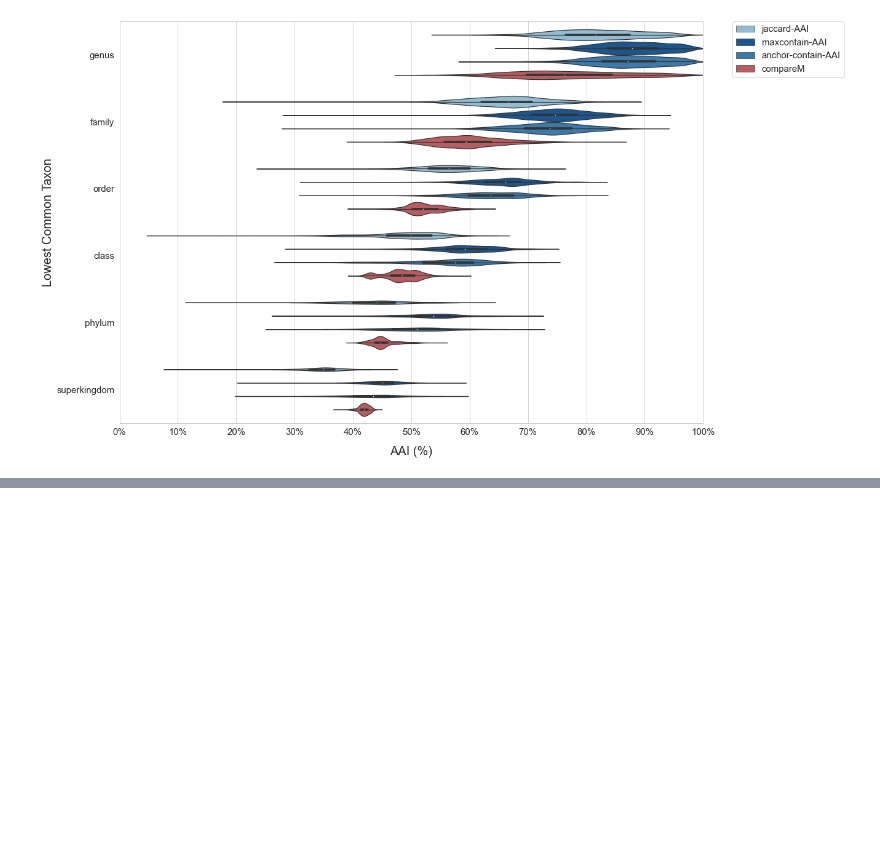
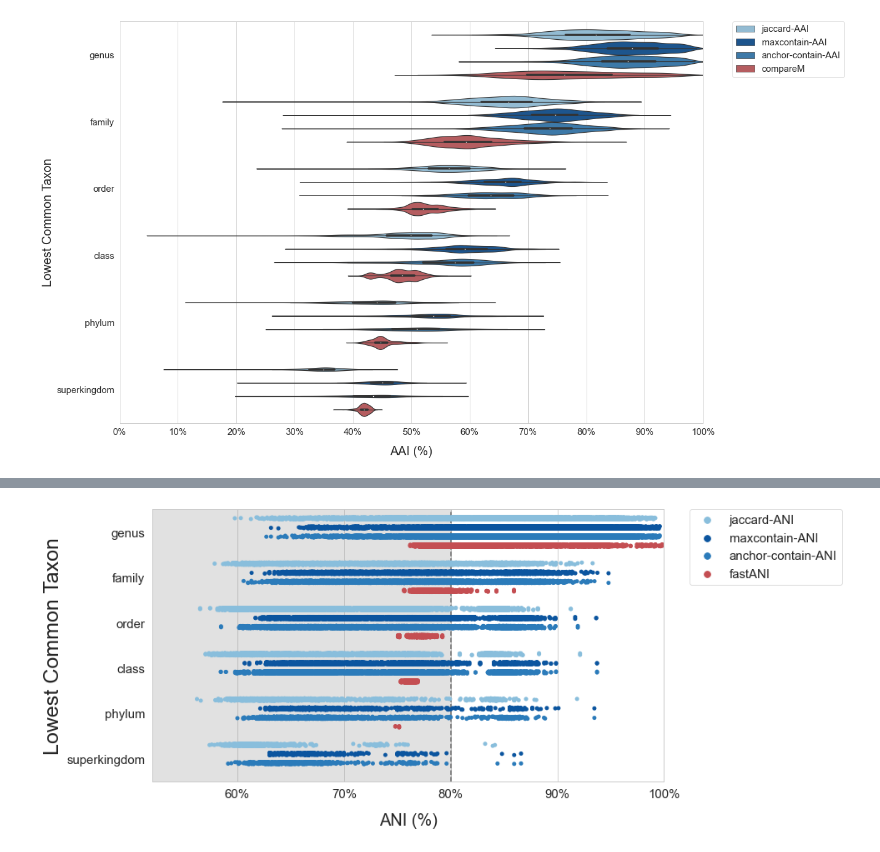
Before and after one commit to bluegenes/2020-dist-compare, a Jupyter notebook: notebooks/compare-ANI-AAI-estimation-to-current-tools.ipynb, the cells around one changed output, grey strips where cells are left out. Cells and saved outputs as stored; diff of their text form; code cells hidden in the pictures; blank space fills up the shorter version.

```diff
--- a/notebooks/compare-ANI-AAI-estimation-to-current-tools.ipynb
+++ b/notebooks/compare-ANI-AAI-estimation-to-current-tools.ipynb
@@ -452,0 +537,4 @@ with sns.plotting_context("paper", font_scale=1.7,rc={"font.size":15,"axes.title
+# %%
+# merge dna, fastani
+alldna = pd.merge(dna_only, faDF, on = ["comparison_name", "path", "lowest_common_rank"])#, "anchor_name", "ref_name"])
+alldna
@@ -452,0 +555,7 @@ with sns.plotting_context("paper", font_scale=1.7,rc={"font.size":15,"axes.title
+# %%
+#rename cols as needed
+rename_vals = {"jaccard_ANI-AAI":"jaccard-ANI", "mc_ANI-AAI":"maxcontain-ANI", "ac_ANI-AAI":"anchor-contain-ANI"}#, "fastani_ident": "fastANI"}
+alldna.rename(columns=rename_vals, inplace=True)
+alldna["fastANI"] = alldna["fastani_ident"]/100
+
+alldna
@@ -452,0 +576,5 @@ with sns.plotting_context("paper", font_scale=1.7,rc={"font.size":15,"axes.title
+# %%
+alldna_melt=pd.melt(alldna,id_vars=["comparison_name", "path", "lowest_common_rank"],
+                     value_vars=["jaccard-ANI", "maxcontain-ANI", "anchor-contain-ANI", "fastANI"],
+                     var_name='estimator', value_name='ANI')
+alldna_melt
@@ -452,0 +595,42 @@ with sns.plotting_context("paper", font_scale=1.7,rc={"font.size":15,"axes.title
+# %%
+ani_colors = {"jaccard-ANI":"#89bedc", "maxcontain-ANI":"#0b559f", "anchor-contain-ANI":'#2b7bba', "fastANI":"#c44e52"}
+
+sns.set() # reset defaults
+with sns.plotting_context("paper", font_scale=1.7,rc={"font.size":15,"axes.titlesize":10,"axes.labelsize":10}):
+    sns.set_style("whitegrid")
+    #g=sns.violinplot(data=allprot_melt, y="lowest_common_rank", x="AAI", hue="estimator", order=rankorder, dodge=True,inner=None, color=".8")
+    g=sns.stripplot(data=alldna_melt, y="lowest_common_rank", x="ANI",
+                     hue="estimator", order=rankorder, dodge=True, palette=ani_colors)
+    lgd=g.legend(bbox_to_anchor=(1.05, 1), loc=2, borderaxespad=0.)
+    #g.legend_.remove()
+    #x = plt.gca().axes.get_xlim()
+    #median_width = 0.5
+    #order = 3
+    #for tick, text in zip(g.get_yticks(), g.get_yticklabels()):
+    #    rank = text.get_text()
+    #    median_val = allprot_melt.loc[allprot_melt["lowest_common_rank"] == rank].median()['AAI']
+    #    g.plot([median_val, median_val],[tick-median_width/2, tick+median_width/2],lw=1.8, color='dimgray', zorder=order)
+    #    order+=1
+
+    # plot vertical line at 80% ANI
+    plt.axvline(x=0.8, lw=1.5, color='dimgray', ls="--")
+    plt.axvspan(0, 0.8, alpha=0.2, color='dimgray')
+    g.set(xlim=(0.52, 1))
+
+    # format x ticks as %
+    plt.gcf().set_size_inches(11, 6)
+    #g.set(xlim=(0, 1))
+    g.xaxis.set_major_locator(ticker.MultipleLocator(0.1))
+    g.xaxis.set_major_formatter(ticker.PercentFormatter(xmax=1,decimals=0))
+    plt.xlabel("ANI (%)", size=20, labelpad=15)
+    plt.ylabel("Lowest Common Taxon", size=25)
+    #g.axis("off")
+    #g.spines["right"].set_visible(False)
+    #g.spines["top"].set_visible(False)
+    #g.spines["left"].set_visible(False)
+    #g.spines["bottom"].set_visible(False)
+    fig = g.get_figure()
+    fig.savefig("gtdb95-evolpaths.ANIcompare.stripplot.png",bbox_inches='tight')
+    fig.savefig("gtdb95-evolpaths.ANIcompare.stripplot.pdf",bbox_inches='tight')
+# %% [output]
+[figure, added]
```
Also changed, not shown: parts of 33 cells of this notebook.
